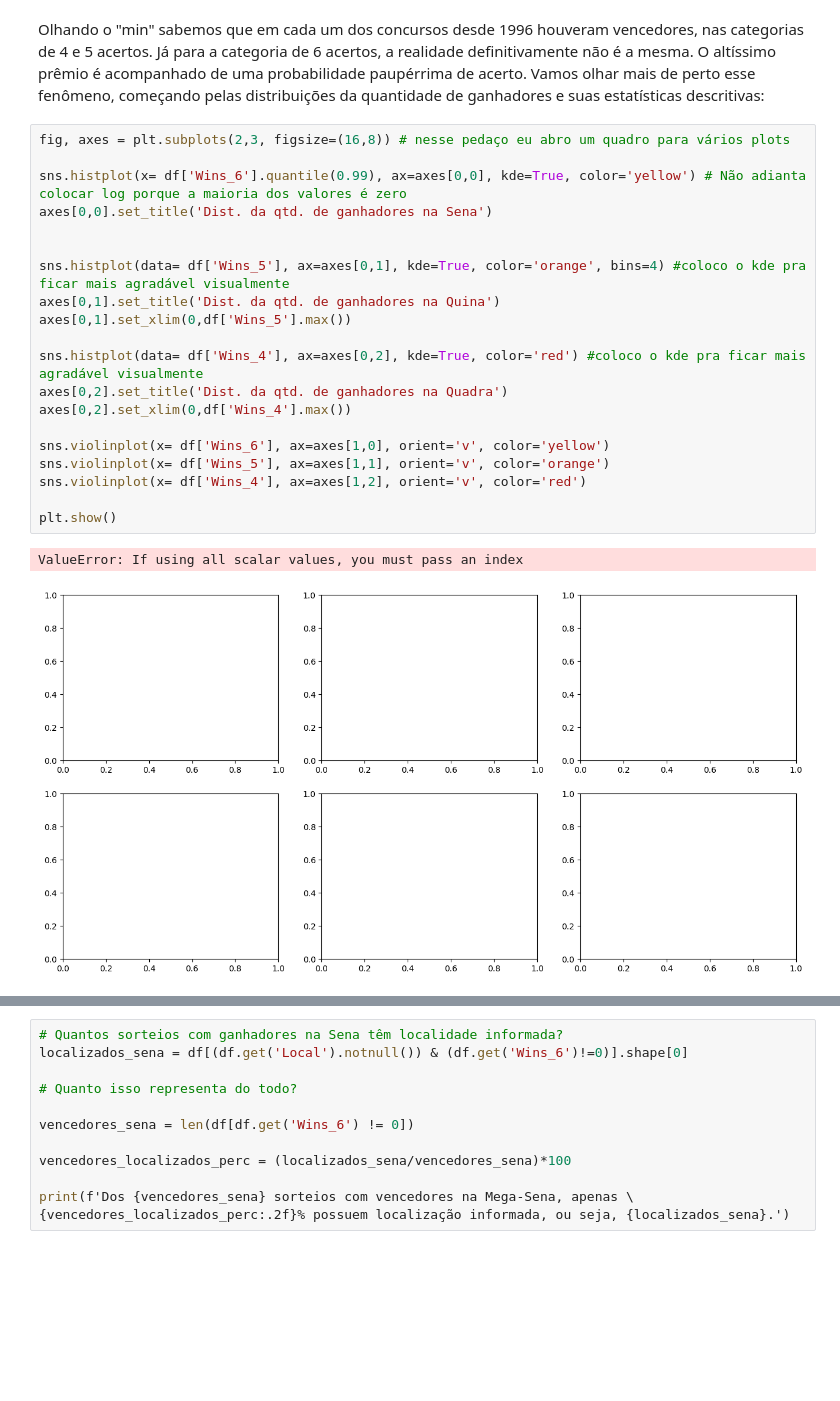
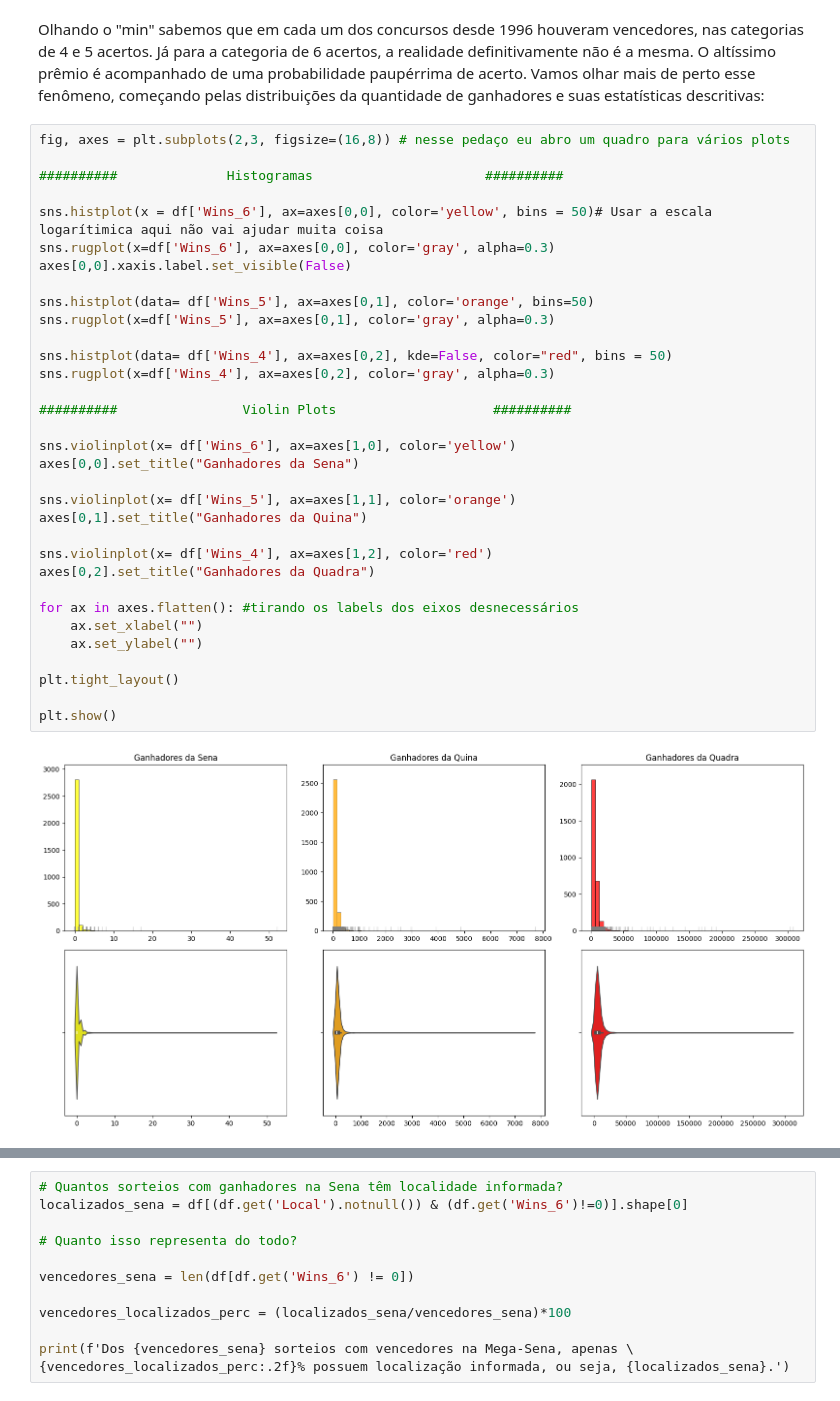
Before and after one commit to zf0rest/megasena_science, a Jupyter notebook: notebooks/analise.ipynb, the cells around one changed output, grey strips where cells are left out. Cells and saved outputs as stored; diff of their text form; blank space fills up the shorter version.

Commit message:
Finalizando subplots da distribuição de ganhadores - ajustar eixo x

```diff
--- a/notebooks/analise.ipynb
+++ b/notebooks/analise.ipynb
@@ -200,24 +202,36 @@ Olhando o "min" sabemos que em cada um dos concursos desde 1996 houveram vencedo
 # %%
 fig, axes = plt.subplots(2,3, figsize=(16,8)) # nesse pedaço eu abro um quadro para vários plots
 
-sns.histplot(x= df['Wins_6'].quantile(0.99), ax=axes[0,0], kde=True, color='yellow') # Não adianta colocar log porque a maioria dos valores é zero
-axes[0,0].set_title('Dist. da qtd. de ganhadores na Sena')
+##########              Histogramas                      ##########
 
+sns.histplot(x = df['Wins_6'], ax=axes[0,0], color='yellow', bins = 50)# Usar a escala logarítimica aqui não vai ajudar muita coisa
+sns.rugplot(x=df['Wins_6'], ax=axes[0,0], color='gray', alpha=0.3)
+axes[0,0].xaxis.label.set_visible(False)
 
-sns.histplot(data= df['Wins_5'], ax=axes[0,1], kde=True, color='orange', bins=4) #coloco o kde pra ficar mais agradável visualmente
-axes[0,1].set_title('Dist. da qtd. de ganhadores na Quina')
-axes[0,1].set_xlim(0,df['Wins_5'].max())
+sns.histplot(data= df['Wins_5'], ax=axes[0,1], color='orange', bins=50)
+sns.rugplot(x=df['Wins_5'], ax=axes[0,1], color='gray', alpha=0.3)
 
-sns.histplot(data= df['Wins_4'], ax=axes[0,2], kde=True, color='red') #coloco o kde pra ficar mais agradável visualmente
-axes[0,2].set_title('Dist. da qtd. de ganhadores na Quadra')
-axes[0,2].set_xlim(0,df['Wins_4'].max())
+sns.histplot(data= df['Wins_4'], ax=axes[0,2], kde=False, color="red", bins = 50)
+sns.rugplot(x=df['Wins_4'], ax=axes[0,2], color='gray', alpha=0.3)
 
-sns.violinplot(x= df['Wins_6'], ax=axes[1,0], orient='v', color='yellow')
-sns.violinplot(x= df['Wins_5'], ax=axes[1,1], orient='v', color='orange')
-sns.violinplot(x= df['Wins_4'], ax=axes[1,2], orient='v', color='red')
+##########                Violin Plots                    ##########
+
+sns.violinplot(x= df['Wins_6'], ax=axes[1,0], color='yellow')
+axes[0,0].set_title("Ganhadores da Sena")
+
+sns.violinplot(x= df['Wins_5'], ax=axes[1,1], color='orange')
+axes[0,1].set_title("Ganhadores da Quina")
+
+sns.violinplot(x= df['Wins_4'], ax=axes[1,2], color='red')
+axes[0,2].set_title("Ganhadores da Quadra")
+
+for ax in axes.flatten(): #tirando os labels dos eixos desnecessários
+    ax.set_xlabel("")
+    ax.set_ylabel("")
+
+plt.tight_layout()
 
 plt.show()
 # %% [output]
-ValueError: If using all scalar values, you must pass an index
-[figure, old version]
+[figure, new version]
 # %% [markdown]
```
Also changed, not shown: parts of 4 cells of this notebook, 1 other file.
